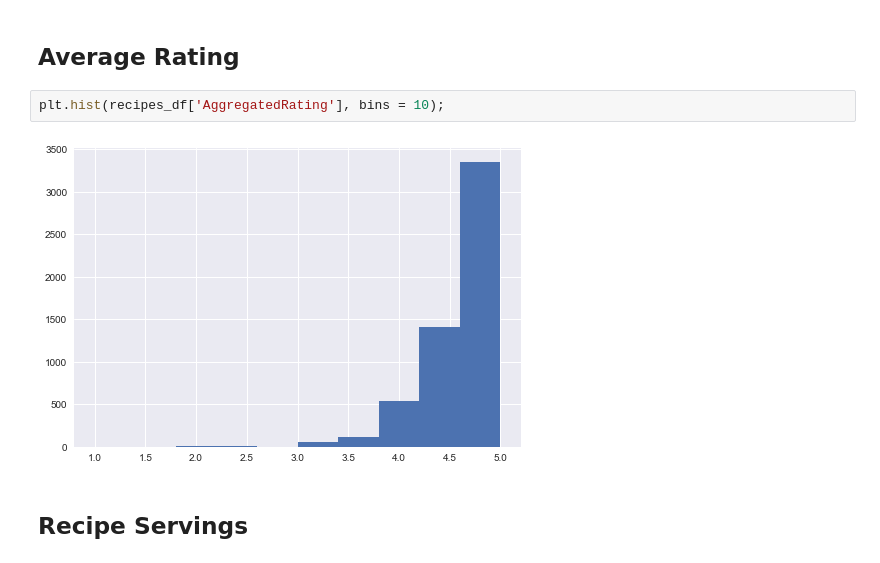
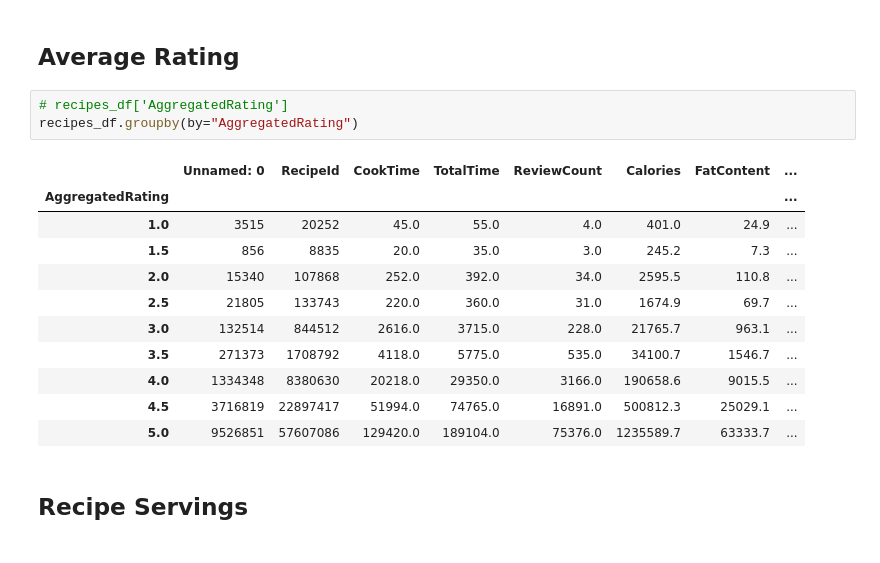
Before and after one commit to sean903/Food-Recipes, a Jupyter notebook: eda1.ipynb, the cells around one changed output. Cells and saved outputs as stored; diff of their text form.

```diff
--- a/eda1.ipynb
+++ b/eda1.ipynb
@@ -59,10 +59,21 @@ plt.hist(recipes_df['TotalTime'], bins = 15);
 [figure]
 # %% [markdown]
 ## Average Rating
-# %%
-plt.hist(recipes_df['AggregatedRating'], bins = 10);
-# %% [output]
-[figure, removed]
+# %%
+# recipes_df['AggregatedRating']
+recipes_df.groupby(by="AggregatedRating")
+# %% [output]
+|  | Unnamed: 0 | RecipeId | CookTime | TotalTime | ReviewCount | Calories | FatContent | ... |
+| AggregatedRating |  |  |  |  |  |  |  | ... |
+| 1.0 | 3515 | 20252 | 45.0 | 55.0 | 4.0 | 401.0 | 24.9 | ... |
+| 1.5 | 856 | 8835 | 20.0 | 35.0 | 3.0 | 245.2 | 7.3 | ... |
+| 2.0 | 15340 | 107868 | 252.0 | 392.0 | 34.0 | 2595.5 | 110.8 | ... |
+| 2.5 | 21805 | 133743 | 220.0 | 360.0 | 31.0 | 1674.9 | 69.7 | ... |
+| 3.0 | 132514 | 844512 | 2616.0 | 3715.0 | 228.0 | 21765.7 | 963.1 | ... |
+| 3.5 | 271373 | 1708792 | 4118.0 | 5775.0 | 535.0 | 34100.7 | 1546.7 | ... |
+| 4.0 | 1334348 | 8380630 | 20218.0 | 29350.0 | 3166.0 | 190658.6 | 9015.5 | ... |
+| 4.5 | 3716819 | 22897417 | 51994.0 | 74765.0 | 16891.0 | 500812.3 | 25029.1 | ... |
+| 5.0 | 9526851 | 57607086 | 129420.0 | 189104.0 | 75376.0 | 1235589.7 | 63333.7 | ... |
 # %% [markdown]
 ## Recipe Servings
 # %%
```
Also changed, not shown: 4 other files.
